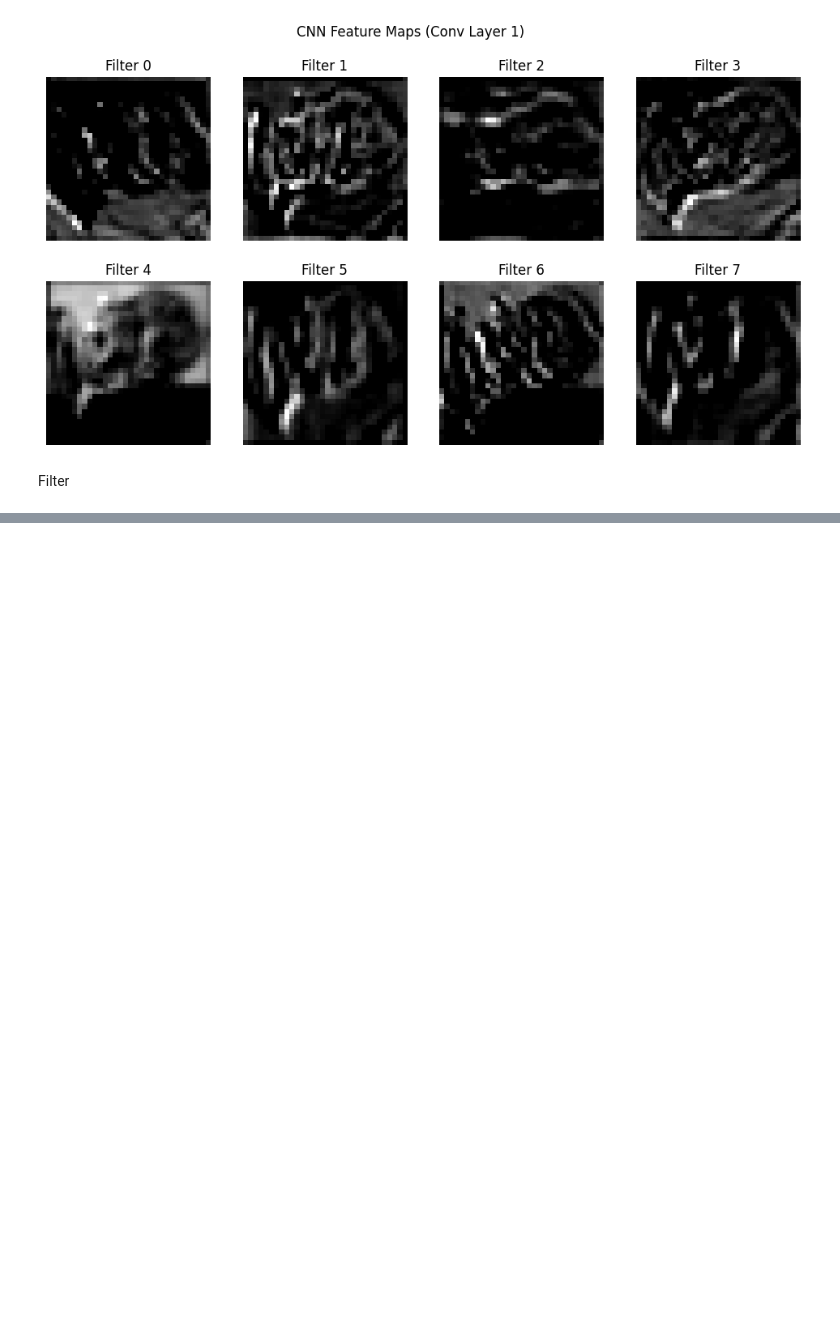
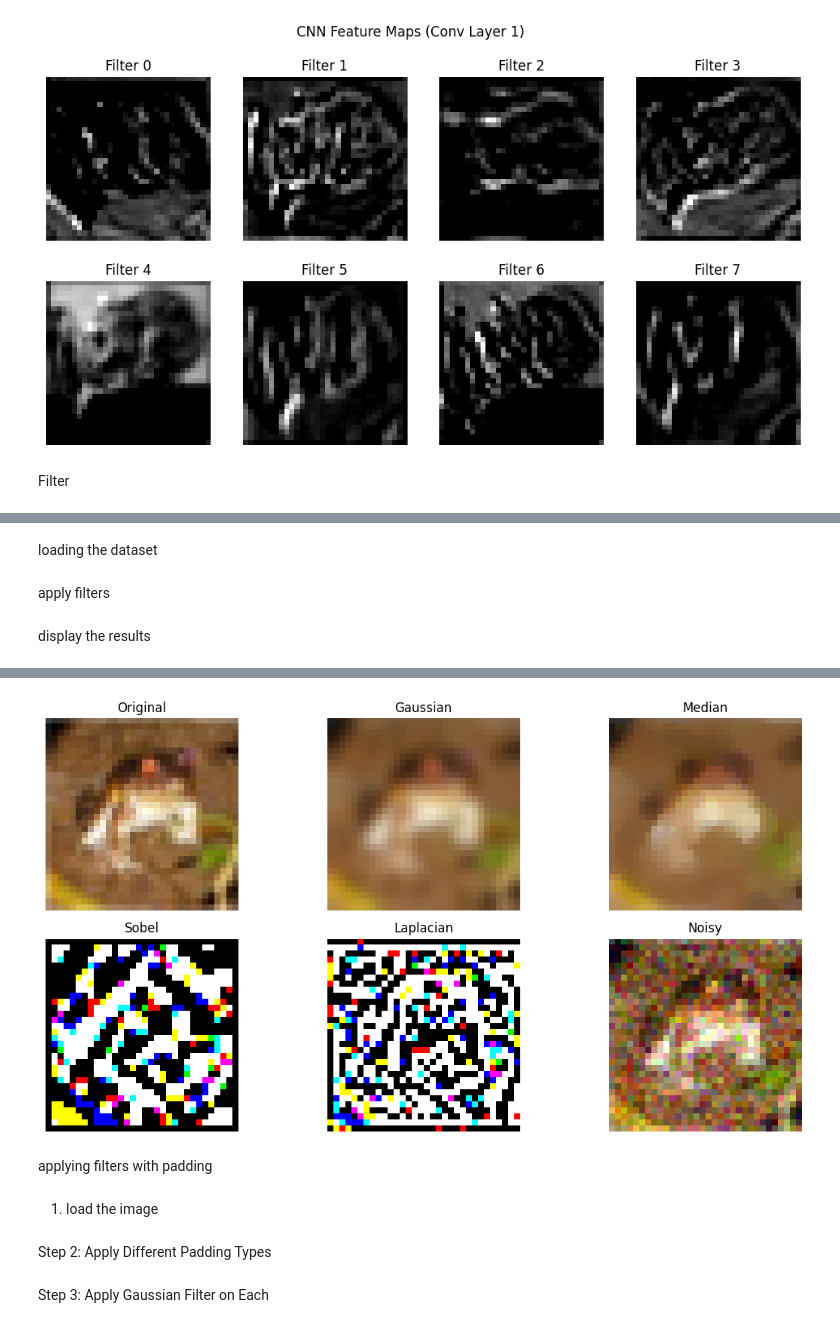
Before and after one commit to vedasri2511/DL-Assignment, a Jupyter notebook: DL_Assign.ipynb, the cells around one changed output, grey strips where cells are left out. Drawn from its saved outputs; the diff is of its cells as text; code cells hidden in the pictures; blank space fills up the shorter version.

```diff
--- a/DL_Assign.ipynb
+++ b/DL_Assign.ipynb
@@ -418,0 +439,2 @@ Filter
+# %% [markdown]
+loading the dataset
@@ -418,0 +454,38 @@ Filter
+# %% [markdown]
+apply filters
+# %%
+# Convert to uint8
+img_uint8 = (img * 255).astype(np.uint8)
+
+# 1. Gaussian Blur
+gaussian = cv2.GaussianBlur(img_uint8, (5,5), 0)
+
+# 2. Median Filter
+median = cv2.medianBlur(img_uint8, 5)
+
+# 3. Sobel Edge Detection
+sobel = cv2.Sobel(img_uint8, cv2.CV_64F, 1, 1, ksize=5)
+
+# 4. Laplacian (Sharpen)
+laplacian = cv2.Laplacian(img_uint8, cv2.CV_64F)
+
+# 5. Add Noise
+noise = img_uint8 + np.random.normal(0,25,img_uint8.shape)
+noise = np.clip(noise,0,255).astype(np.uint8)
+# %% [markdown]
+display the results
+# %%
+titles = ['Original','Gaussian','Median','Sobel','Laplacian','Noisy']
+images = [img_uint8, gaussian, median, sobel, laplacian, noise]
+
+plt.figure(figsize=(12,6))
+
+for i in range(6):
+    plt.subplot(2,3,i+1)
+    plt.imshow(images[i])
+    plt.title(titles[i])
+    plt.axis('off')
+
+plt.tight_layout()
+plt.show()
+# %% [output]
@@ -418,0 +494,5 @@ Filter
+[figure, added]
+# %% [markdown]
+applying filters with padding
+# %% [markdown]
+1. load the image
@@ -418,0 +509,2 @@ Filter
+# %% [markdown]
+Step 2: Apply Different Padding Types
@@ -418,0 +520,2 @@ Filter
+# %% [markdown]
+Step 3: Apply Gaussian Filter on Each
```
Also changed, not shown: parts of 38 cells of this notebook.
